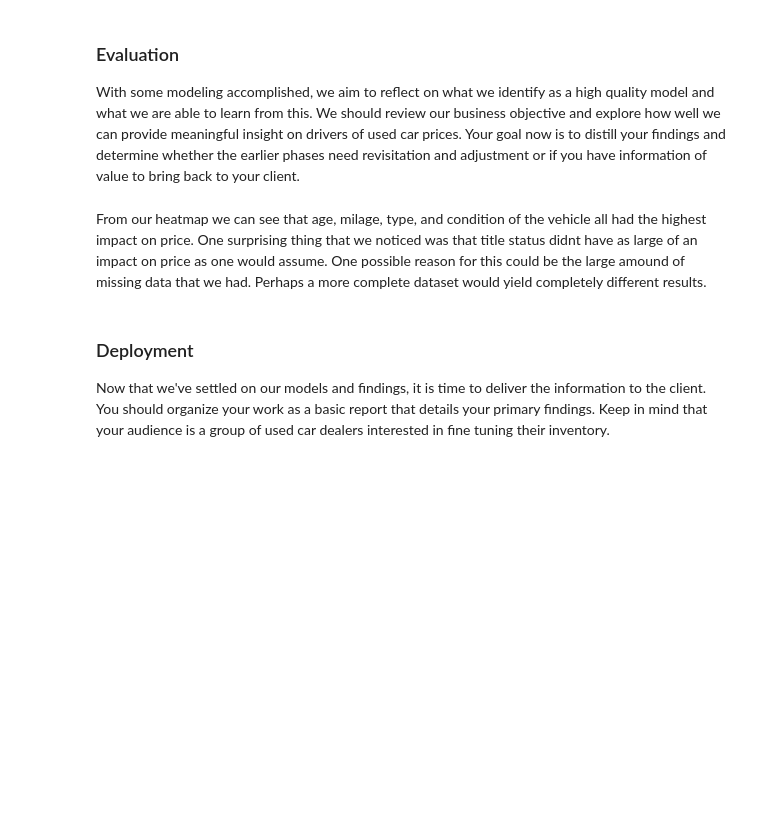
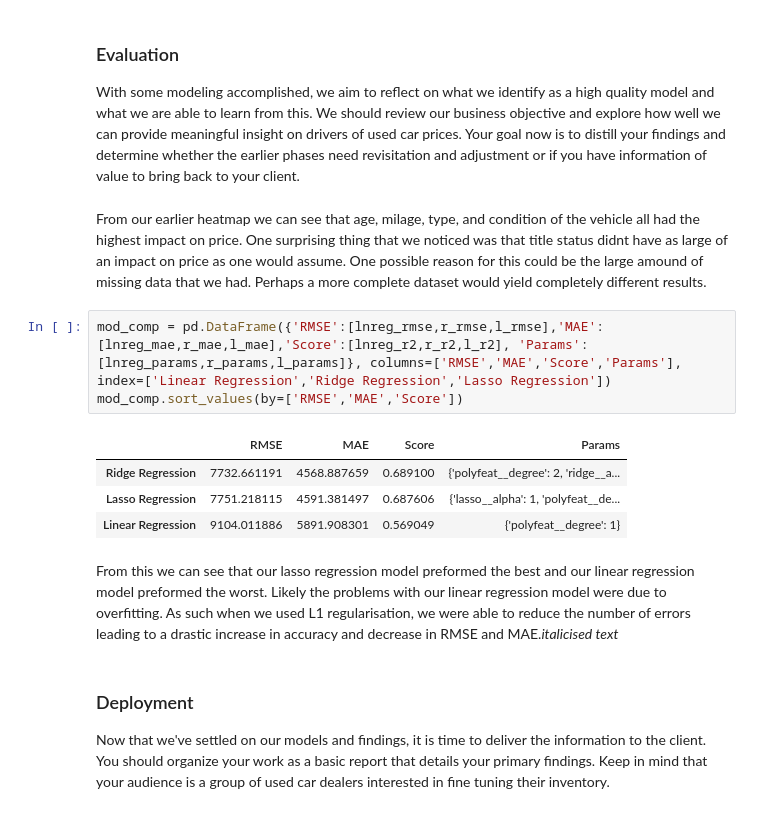
Before and after one commit to kevin-joseph08/assignment-11.1, a Jupyter notebook: prompt_II.ipynb, the cells around one changed output. Saved outputs shown, nothing was run; the diff lists cells and outputs as text; blank space fills up the shorter version.

```diff
--- a/prompt_II.ipynb
+++ b/prompt_II.ipynb
@@ -443,7 +585,17 @@ Our root mean squared error is around 9100 and our mean absolute error is around
 
 With some modeling accomplished, we aim to reflect on what we identify as a high quality model and what we are able to learn from this.  We should review our business objective and explore how well we can provide meaningful insight on drivers of used car prices.  Your goal now is to distill your findings and determine whether the earlier phases need revisitation and adjustment or if you have information of value to bring back to your client.
 # %% [markdown]
-From our heatmap we can see that age, milage, type, and condition of the vehicle all had the highest impact on price. One surprising thing that we noticed was that title status didnt have as large of an impact on price as one would assume. One possible reason for this could be the large amound of missing data that we had. Perhaps a more complete dataset would yield completely different results.
+From our earlier heatmap we can see that age, milage, type, and condition of the vehicle all had the highest impact on price. One surprising thing that we noticed was that title status didnt have as large of an impact on price as one would assume. One possible reason for this could be the large amound of missing data that we had. Perhaps a more complete dataset would yield completely different results.
+# %%
+mod_comp = pd.DataFrame({'RMSE':[lnreg_rmse,r_rmse,l_rmse],'MAE':[lnreg_mae,r_mae,l_mae],'Score':[lnreg_r2,r_r2,l_r2], 'Params':[lnreg_params,r_params,l_params]}, columns=['RMSE','MAE','Score','Params'], index=['Linear Regression','Ridge Regression','Lasso Regression'])
+mod_comp.sort_values(by=['RMSE','MAE','Score'])
+# %% [output]
+|  | RMSE | MAE | Score | Params |
+| Ridge Regression | 7732.661191 | 4568.887659 | 0.689100 | {'polyfeat__degree': 2, 'ridge__a... |
+| Lasso Regression | 7751.218115 | 4591.381497 | 0.687606 | {'lasso__alpha': 1, 'polyfeat__de... |
+| Linear Regression | 9104.011886 | 5891.908301 | 0.569049 | {'polyfeat__degree': 1} |
+# %% [markdown]
+From this we can see that our lasso regression model preformed the best and our linear regression model preformed the worst. Likely the problems with our linear regression model were due to overfitting. As such when we used L1 regularisation, we were able to reduce the number of errors leading to a drastic increase in accuracy and decrease in RMSE and MAE.*italicised text*
 # %% [markdown]
 ### Deployment
 
```
Also changed, not shown: parts of 28 cells of this notebook.
